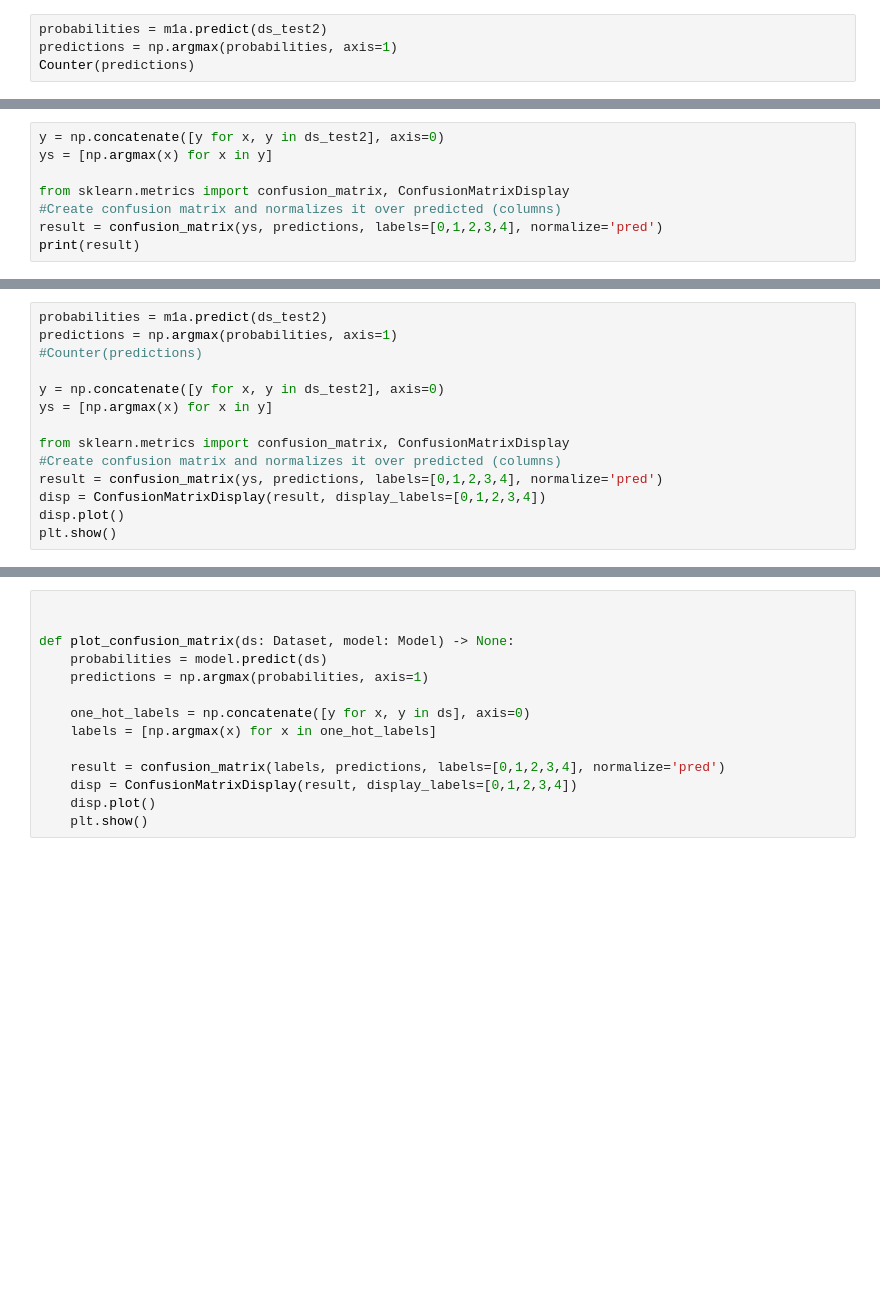
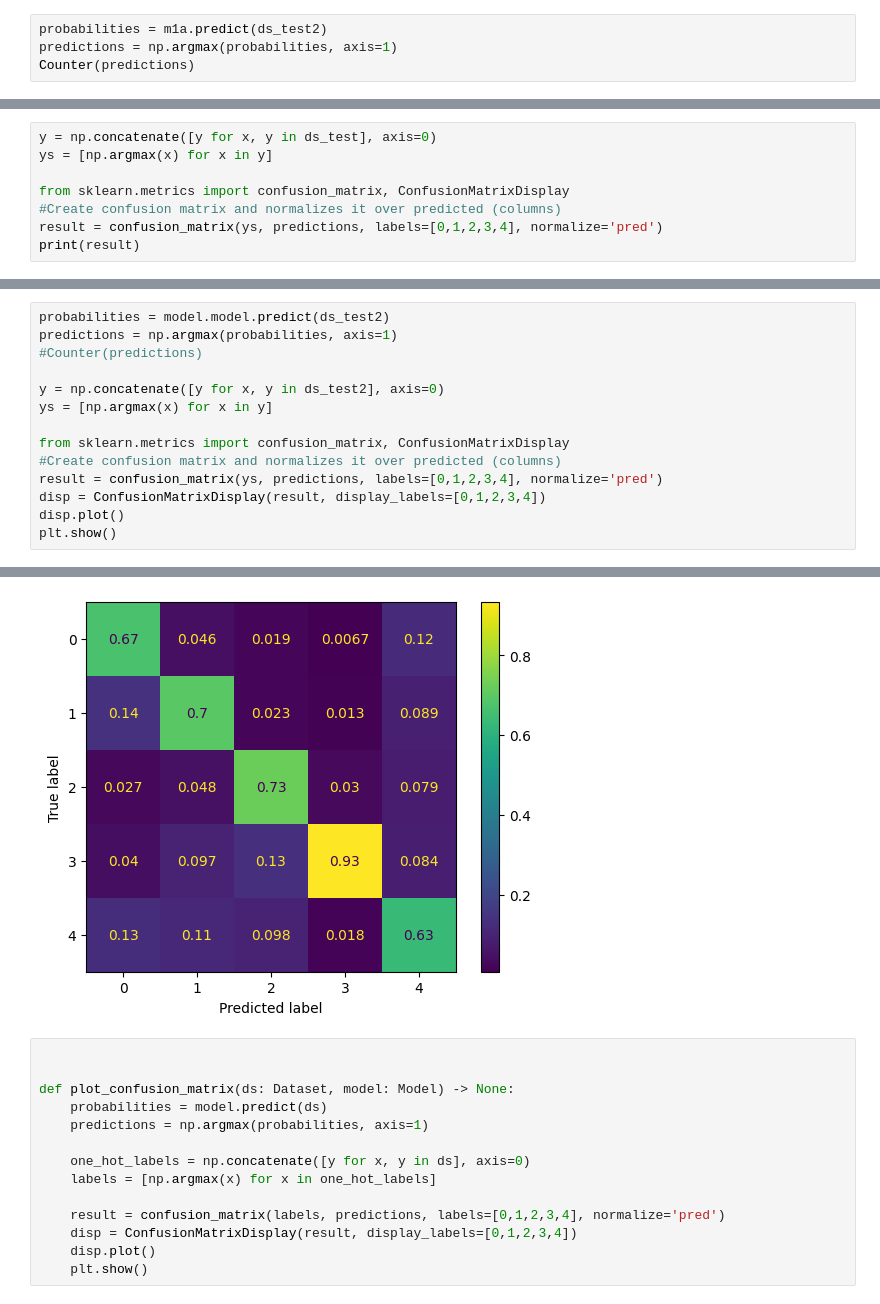
Before and after one commit to btsmith29/AMLS_II_assignment23_24, a Jupyter notebook: workings/assignment-workings.ipynb, the cells around one changed output, grey strips where cells are left out. Cells and saved outputs as stored; diff of their text form; blank space fills up the shorter version.

```diff
--- a/workings/assignment-workings.ipynb
+++ b/workings/assignment-workings.ipynb
@@ -1363,5 +1455,5 @@ Counter(predictions)
 # %%
-y = np.concatenate([y for x, y in ds_test2], axis=0)
+y = np.concatenate([y for x, y in ds_test], axis=0)
 ys = [np.argmax(x) for x in y]
 
 from sklearn.metrics import confusion_matrix, ConfusionMatrixDisplay
@@ -1386,5 +1491,5 @@ m1a.evaluate(ds_test2)
 # %%
-probabilities = m1a.predict(ds_test2)
+probabilities = model.model.predict(ds_test2)
 predictions = np.argmax(probabilities, axis=1)
 #Counter(predictions)
 
@@ -1397,3 +1502,4 @@ result = confusion_matrix(ys, predictions, labels=[0,1,2,3,4], normalize='pred')
 disp = ConfusionMatrixDisplay(result, display_labels=[0,1,2,3,4])
 disp.plot()
 plt.show()
+# %% [output]
@@ -1400,3 +1507,4 @@ plt.show()
+[figure, added]
 # %%
 
 
```
Also changed, not shown: parts of 20 cells of this notebook.
